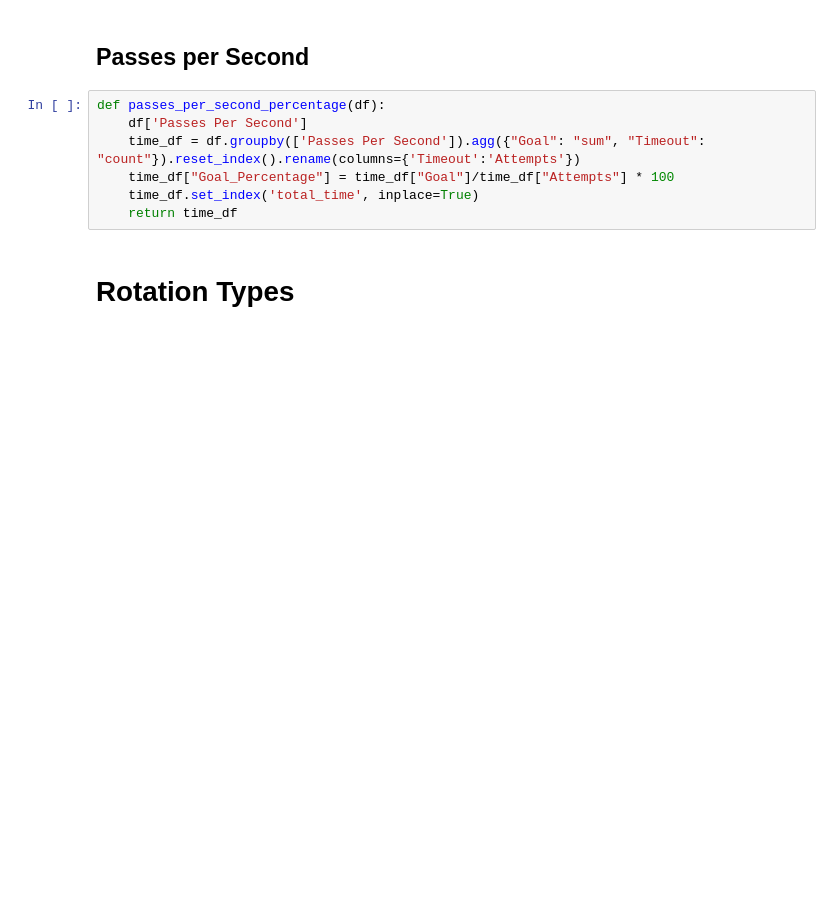
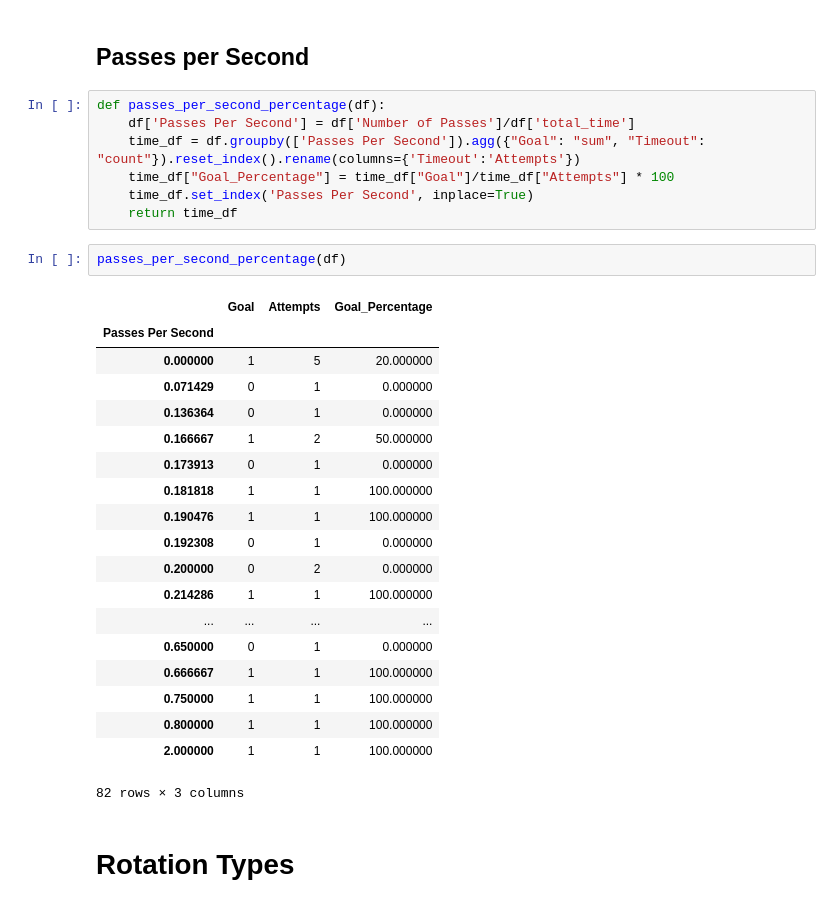
Before and after one commit to kevinshen1101/Water-Polo-Analytics, a Jupyter notebook: final_report/final_analysis.ipynb, the cells around one changed output. Saved outputs shown, nothing was run; the diff lists cells and outputs as text; blank space fills up the shorter version.

Commit message:
Made small changes passes per second

```diff
--- a/final_report/final_analysis.ipynb
+++ b/final_report/final_analysis.ipynb
@@ -346,11 +347,33 @@ time_of_possesion_percentage(df)
 ## Passes per Second
 # %%
 def passes_per_second_percentage(df):
-    df['Passes Per Second']
+    df['Passes Per Second'] = df['Number of Passes']/df['total_time']
     time_df = df.groupby(['Passes Per Second']).agg({"Goal": "sum", "Timeout": "count"}).reset_index().rename(columns={'Timeout':'Attempts'})
     time_df["Goal_Percentage"] = time_df["Goal"]/time_df["Attempts"] * 100
-    time_df.set_index('total_time', inplace=True)
+    time_df.set_index('Passes Per Second', inplace=True)
     return time_df
+# %%
+passes_per_second_percentage(df)
+# %% [output]
+|  | Goal | Attempts | Goal_Percentage |
+| Passes Per Second |  |  |  |
+| 0.000000 | 1 | 5 | 20.000000 |
+| 0.071429 | 0 | 1 | 0.000000 |
+| 0.136364 | 0 | 1 | 0.000000 |
+| 0.166667 | 1 | 2 | 50.000000 |
+| 0.173913 | 0 | 1 | 0.000000 |
+| 0.181818 | 1 | 1 | 100.000000 |
+| 0.190476 | 1 | 1 | 100.000000 |
+| 0.192308 | 0 | 1 | 0.000000 |
+| 0.200000 | 0 | 2 | 0.000000 |
+| 0.214286 | 1 | 1 | 100.000000 |
+| ... | ... | ... | ... |
+| 0.650000 | 0 | 1 | 0.000000 |
+| 0.666667 | 1 | 1 | 100.000000 |
+| 0.750000 | 1 | 1 | 100.000000 |
+| 0.800000 | 1 | 1 | 100.000000 |
+| 2.000000 | 1 | 1 | 100.000000 |
+82 rows × 3 columns
 # %% [markdown]
 # Rotation Types
 # %%
```
Also changed, not shown: parts of 16 cells of this notebook.
